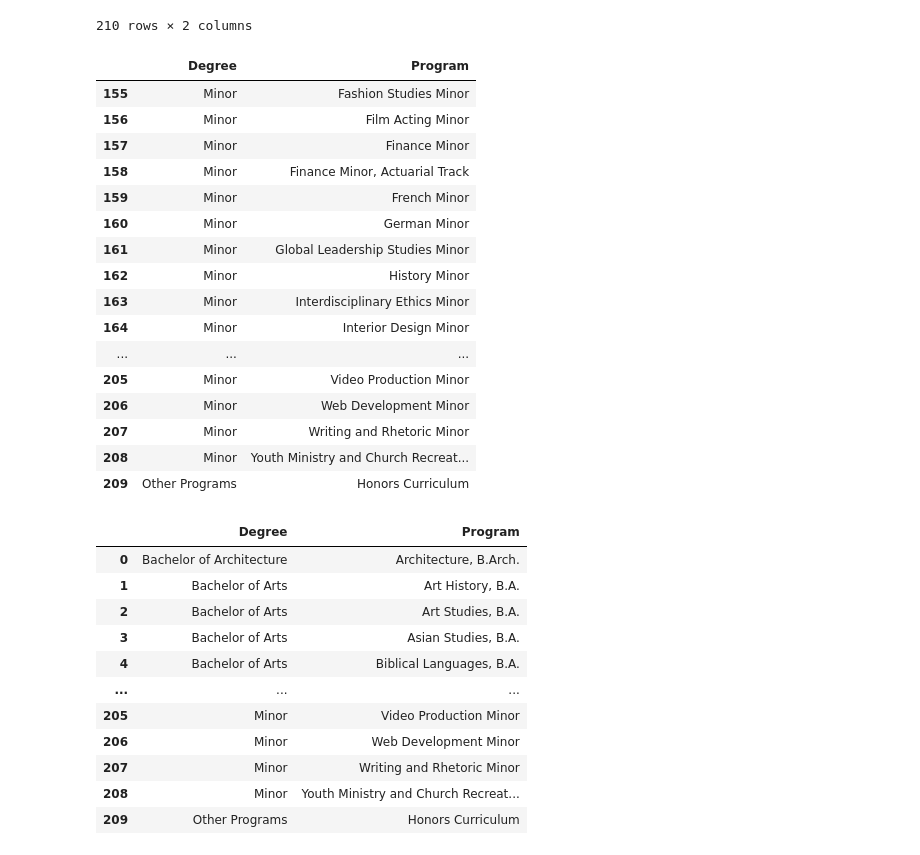
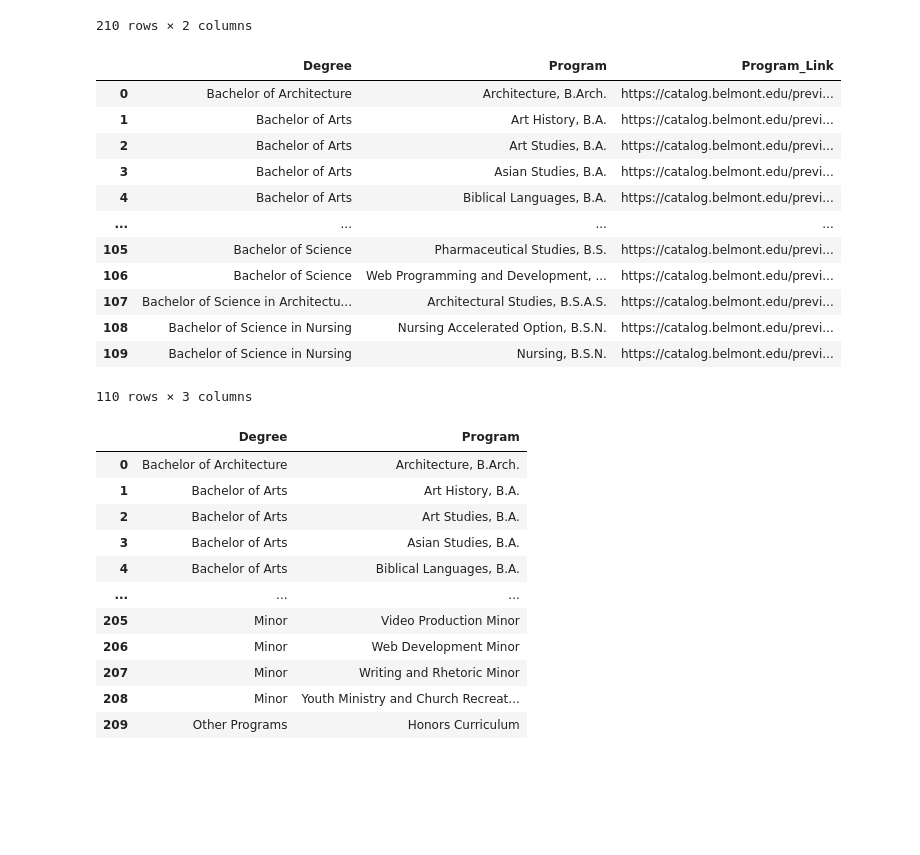
Before and after one commit to SamSitarek/advisory_tool, a Jupyter notebook: Notebooks/belmont_webscrape.ipynb, the cells around one changed output. Saved outputs shown, nothing was run; the diff lists cells and outputs as text; code cells hidden in the pictures; blank space fills up the shorter version.

Commit message:
lunch, working course info loop

```diff
--- a/Notebooks/belmont_webscrape.ipynb
+++ b/Notebooks/belmont_webscrape.ipynb
@@ -561,36 +559,22 @@ for row in range(0,210):
         belmont.loc[counter, 'Program'] = a
         counter += 1
         hold = a
-# %%
-belmont.tail(55)
-## issue at 108, maybe  range up to 108, then from 108-112 append, then range 113-209. will have
-## to append 0 as well for arch.
-
-# range 209
-# if <1
-    # then: degree[0]
-# elif < next switch
-    # then: degree[1]
-
-    ## first if in for loop, if range = 1, 108, 117 ex. then counter2+=1
-# %% [output]
-|  | Degree | Program |
-| 155 | Minor | Fashion Studies Minor |
-| 156 | Minor | Film Acting Minor |
-| 157 | Minor | Finance Minor |
-| 158 | Minor | Finance Minor, Actuarial Track |
-| 159 | Minor | French Minor |
-| 160 | Minor | German Minor |
-| 161 | Minor | Global Leadership Studies Minor |
-| 162 | Minor | History Minor |
-| 163 | Minor | Interdisciplinary Ethics Minor |
-| 164 | Minor | Interior Design Minor |
-| ... | ... | ... |
-| 205 | Minor | Video Production Minor |
-| 206 | Minor | Web Development Minor |
-| 207 | Minor | Writing and Rhetoric Minor |
-| 208 | Minor | Youth Ministry and Church Recreat... |
-| 209 | Other Programs | Honors Curriculum |
+# %%
+belmont.head(110)
+# %% [output]
+|  | Degree | Program | Program_Link |
+| 0 | Bachelor of Architecture | Architecture, B.Arch. | https://catalog.belmont.edu/previ... |
+| 1 | Bachelor of Arts | Art History, B.A. | https://catalog.belmont.edu/previ... |
+| 2 | Bachelor of Arts | Art Studies, B.A. | https://catalog.belmont.edu/previ... |
+| 3 | Bachelor of Arts | Asian Studies, B.A. | https://catalog.belmont.edu/previ... |
+| 4 | Bachelor of Arts | Biblical Languages, B.A. | https://catalog.belmont.edu/previ... |
+| ... | ... | ... | ... |
+| 105 | Bachelor of Science | Pharmaceutical Studies, B.S. | https://catalog.belmont.edu/previ... |
+| 106 | Bachelor of Science | Web Programming and Development, ... | https://catalog.belmont.edu/previ... |
+| 107 | Bachelor of Science in Architectu... | Architectural Studies, B.S.A.S. | https://catalog.belmont.edu/previ... |
+| 108 | Bachelor of Science in Nursing | Nursing Accelerated Option, B.S.N. | https://catalog.belmont.edu/previ... |
+| 109 | Bachelor of Science in Nursing | Nursing, B.S.N. | https://catalog.belmont.edu/previ... |
+110 rows × 3 columns
 # %%
 belmont.sort_index()
 # %% [output]
```
Also changed, not shown: parts of 1 cell of this notebook, 1 other file.
